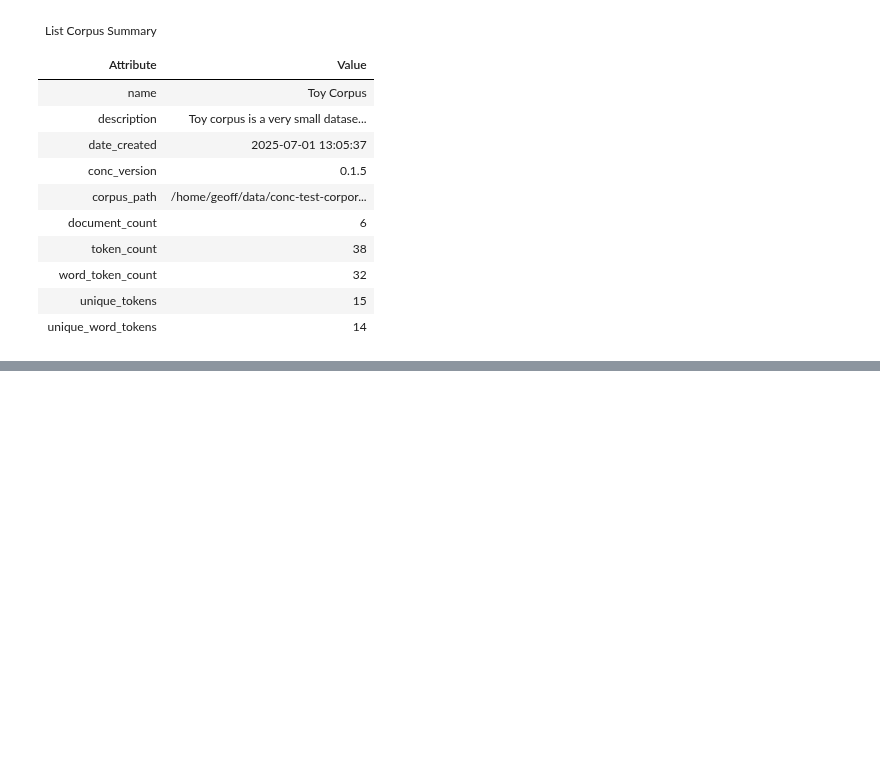
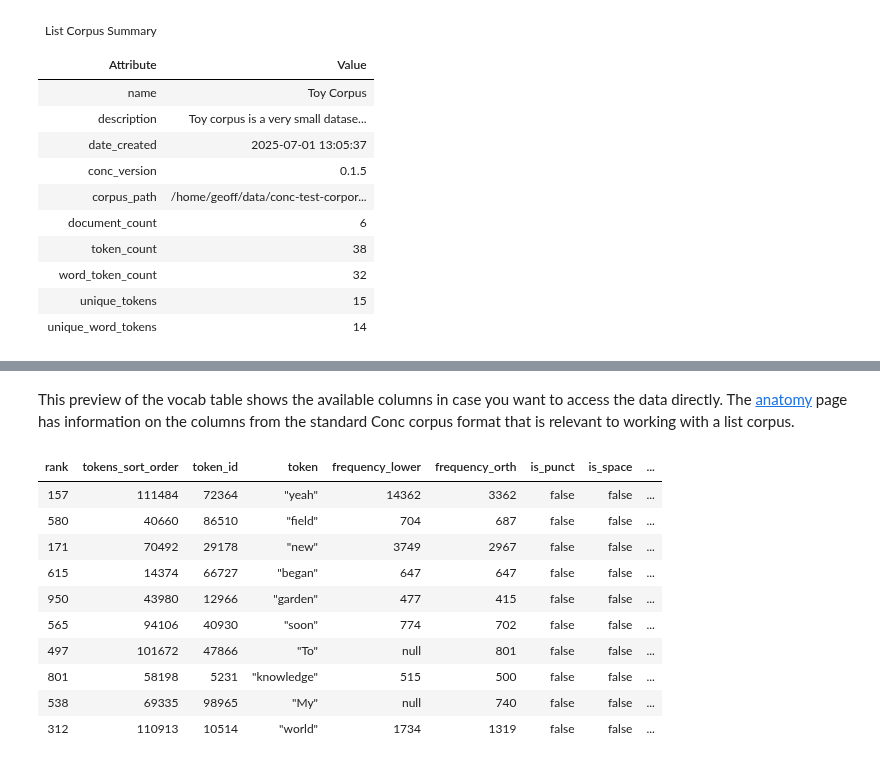
Before and after one commit to polsci/conc, a Jupyter notebook: nbs/api/51_listcorpus.ipynb, the cells around one changed output, grey strips where cells are left out. Cells and saved outputs as stored; diff of their text form; code cells hidden in the pictures; blank space fills up the shorter version.

```diff
--- a/nbs/api/51_listcorpus.ipynb
+++ b/nbs/api/51_listcorpus.ipynb
@@ -301,7 +359,24 @@ assert type(listcorpus.vocab) == pl.LazyFrame
 # %%
 #| hide
-listcorpus = ListCorpus().build_from_corpus(source_corpus_path = f'{save_path}brown.corpus', save_path = save_path)
-listcorpus = ListCorpus().build_from_corpus(source_corpus_path = f'{save_path}garden-party.corpus', save_path = save_path)
+# listcorpus = ListCorpus().build_from_corpus(source_corpus_path = f'{save_path}brown.corpus', save_path = save_path)
+# listcorpus = ListCorpus().build_from_corpus(source_corpus_path = f'{save_path}bnc.corpus', save_path = save_path)
+# listcorpus = ListCorpus().build_from_corpus(source_corpus_path = f'{save_path}baby-bnc.corpus', save_path = save_path)
+# %% [markdown]
+This preview of the vocab table shows the available columns in case you want to access the data directly. The [anatomy](https://geoffford.nz/conc/explanations/anatomy.html) page has information on the columns from the standard Conc corpus format that is relevant to working with a list corpus.
+# %%
+display(listcorpus.vocab.head(1000).collect().sample(10))
+# %% [output]
+| rank | tokens_sort_order | token_id | token | frequency_lower | frequency_orth | is_punct | is_space | ... |
+| 157 | 111484 | 72364 | "yeah" | 14362 | 3362 | false | false | ... |
+| 580 | 40660 | 86510 | "field" | 704 | 687 | false | false | ... |
+| 171 | 70492 | 29178 | "new" | 3749 | 2967 | false | false | ... |
+| 615 | 14374 | 66727 | "began" | 647 | 647 | false | false | ... |
+| 950 | 43980 | 12966 | "garden" | 477 | 415 | false | false | ... |
+| 565 | 94106 | 40930 | "soon" | 774 | 702 | false | false | ... |
+| 497 | 101672 | 47866 | "To" | null | 801 | false | false | ... |
+| 801 | 58198 | 5231 | "knowledge" | 515 | 500 | false | false | ... |
+| 538 | 69335 | 98965 | "My" | null | 740 | false | false | ... |
+| 312 | 110913 | 10514 | "world" | 1734 | 1319 | false | false | ... |
 # %%
 #| export
 @patch
```
Also changed, not shown: parts of 8 cells of this notebook.
